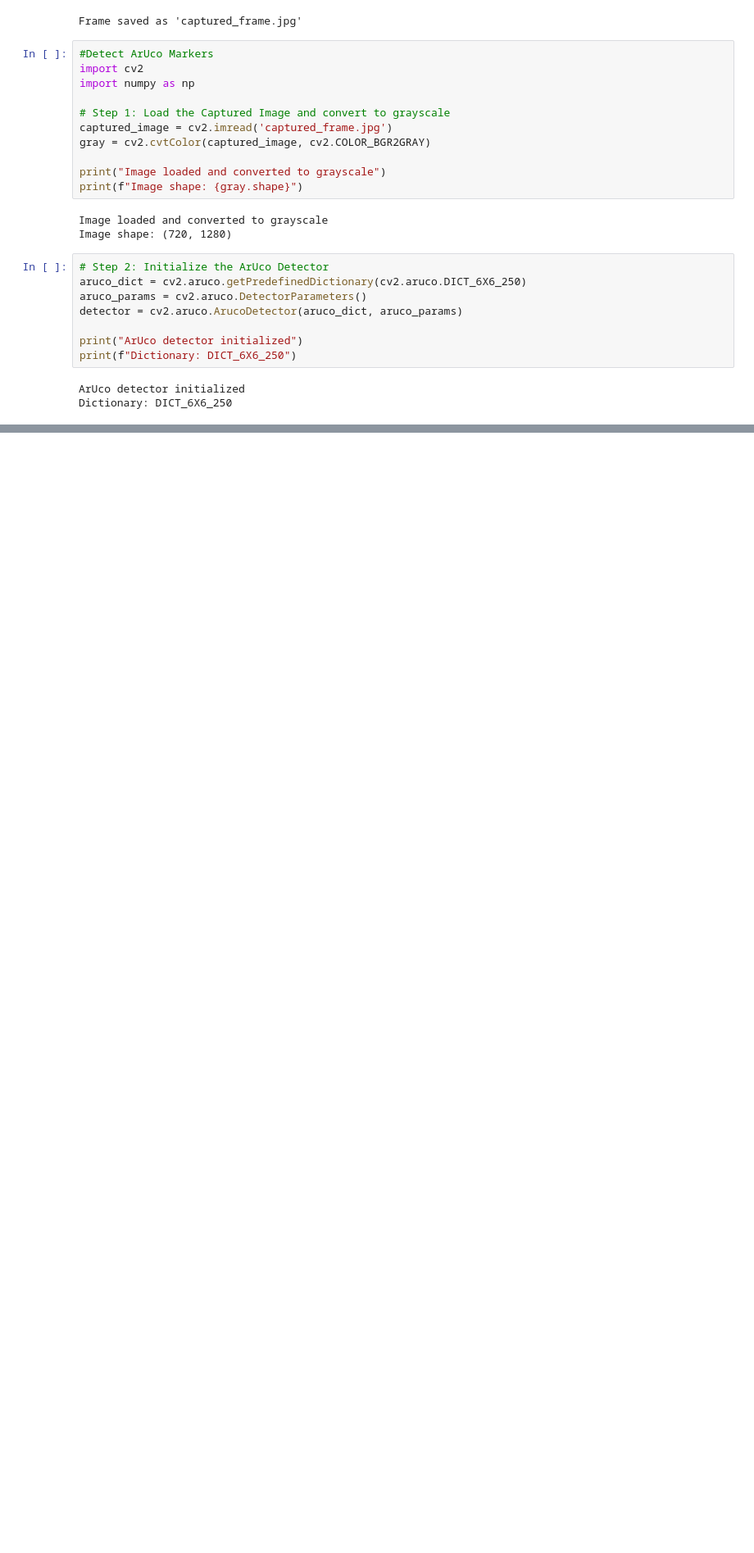
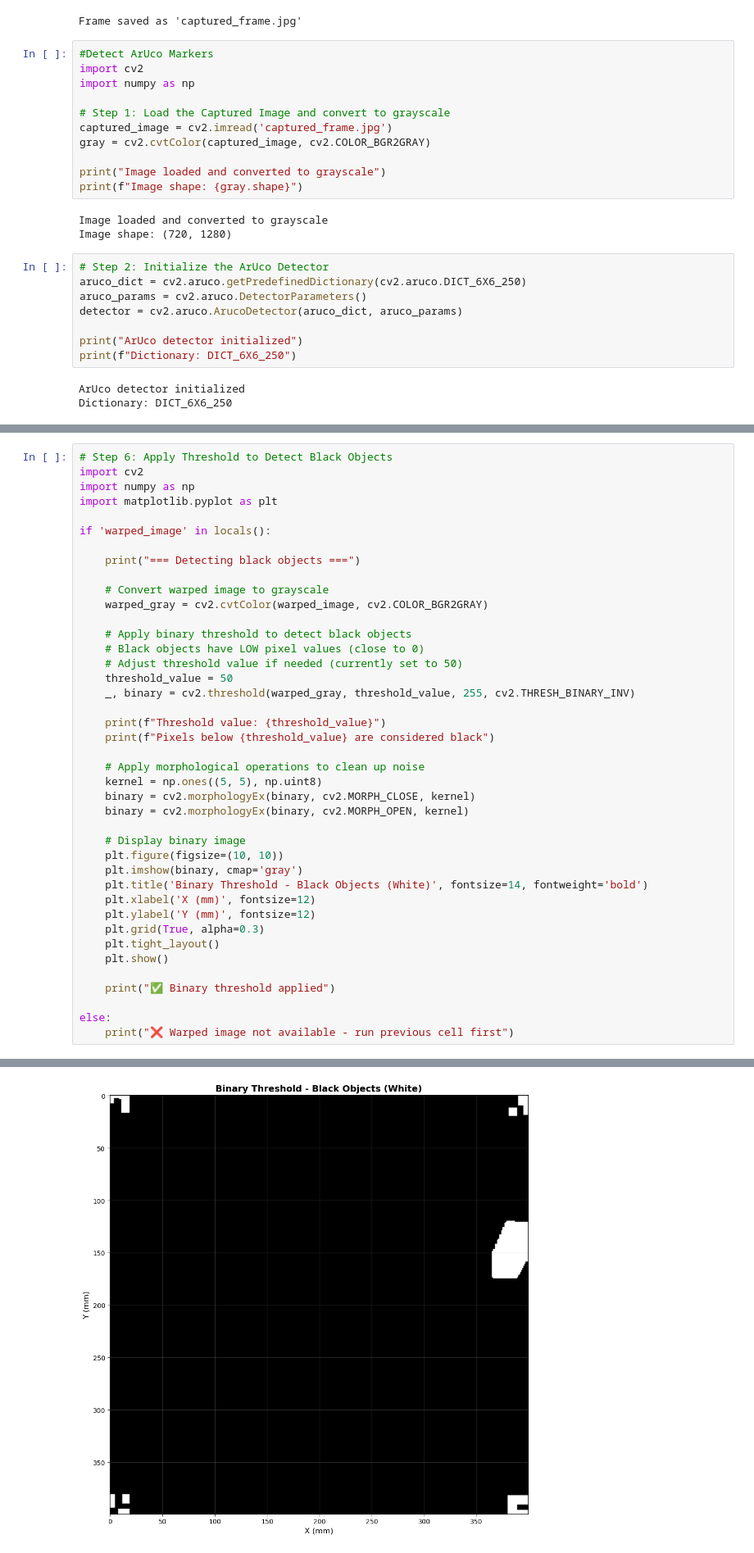
Before and after one commit to leonovd-bit/ME446_Vision, a Jupyter notebook: ArUco_detection_mapping.ipynb, the cells around one changed output, grey strips where cells are left out. Shown at 82% size. Drawn from its saved outputs; the diff is of its cells as text; blank space fills up the shorter version.

```diff
--- a/ArUco_detection_mapping.ipynb
+++ b/ArUco_detection_mapping.ipynb
@@ -242,0 +349,42 @@ Marker ID 0: (402, 68) pixels
+# %%
+# Step 6: Apply Threshold to Detect Black Objects
+import cv2
+import numpy as np
+import matplotlib.pyplot as plt
+
+if 'warped_image' in locals():
+
+    print("=== Detecting black objects ===")
+
+    # Convert warped image to grayscale
+    warped_gray = cv2.cvtColor(warped_image, cv2.COLOR_BGR2GRAY)
+
+    # Apply binary threshold to detect black objects
+    # Black objects have LOW pixel values (close to 0)
+    # Adjust threshold value if needed (currently set to 50)
+    threshold_value = 50
+    _, binary = cv2.threshold(warped_gray, threshold_value, 255, cv2.THRESH_BINARY_INV)
+
+    print(f"Threshold value: {threshold_value}")
+    print(f"Pixels below {threshold_value} are considered black")
+
+    # Apply morphological operations to clean up noise
+    kernel = np.ones((5, 5), np.uint8)
+    binary = cv2.morphologyEx(binary, cv2.MORPH_CLOSE, kernel)
+    binary = cv2.morphologyEx(binary, cv2.MORPH_OPEN, kernel)
+
+    # Display binary image
+    plt.figure(figsize=(10, 10))
+    plt.imshow(binary, cmap='gray')
+    plt.title('Binary Threshold - Black Objects (White)', fontsize=14, fontweight='bold')
+    plt.xlabel('X (mm)', fontsize=12)
+    plt.ylabel('Y (mm)', fontsize=12)
+    plt.grid(True, alpha=0.3)
+    plt.tight_layout()
+    plt.show()
+
+    print("✅ Binary threshold applied")
+
+else:
+    print("❌ Warped image not available - run previous cell first")
+# %% [output]
@@ -242,0 +394 @@ Marker ID 0: (402, 68) pixels
+[figure, added]
```
Also changed, not shown: parts of 8 cells of this notebook.
